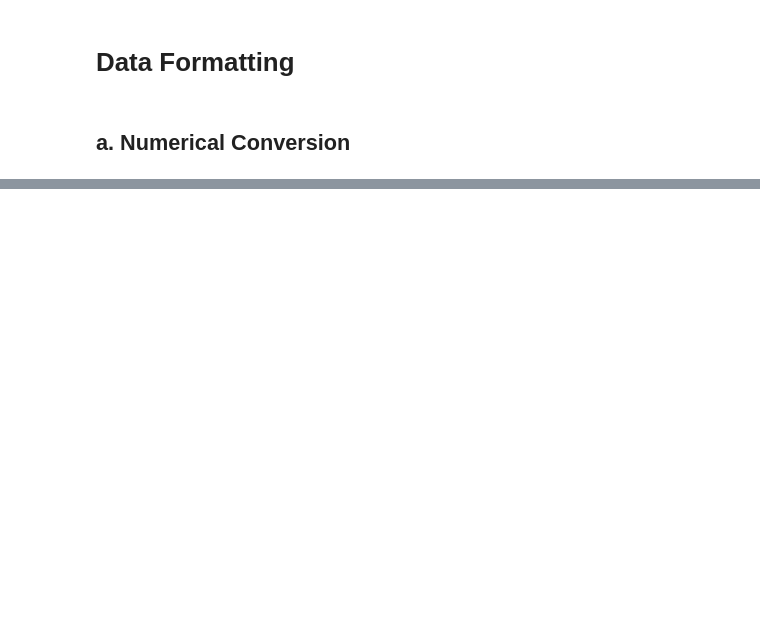
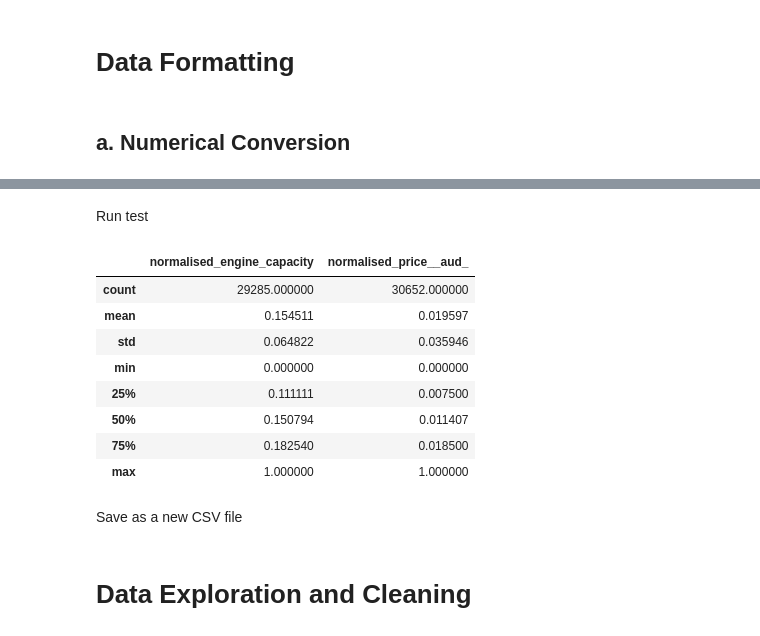
Before and after one commit to gvosper25/GeorgiaVosper_3009ICT, a Jupyter notebook: GeorgiaVosper_3009ICT.ipynb, the cells around one changed output, grey strips where cells are left out. Cells and saved outputs as stored; diff of their text form; code cells hidden in the pictures; blank space fills up the shorter version.

```diff
--- a/GeorgiaVosper_3009ICT.ipynb
+++ b/GeorgiaVosper_3009ICT.ipynb
@@ -29,0 +80,27 @@ sellers_data = pd.read_csv ('/content/drive/MyDrive/3009ICT-Assignment/seller_da
+# %%
+columns_to_scale = ['engine_capacity','num_of_doors','seating_capacity','fuel_consumption','price (AUD)']
+
+scaler = MinMaxScaler()
+
+import re
+
+for col in columns_to_scale:
+  clean_name = re.sub(r'[^a-zA-Z0-9]','_',col).lower()
+  new_col = f'normalised_{clean_name}'
+  car_data[new_col] = scaler.fit_transform(car_data[[col]])
+# %% [markdown]
+Run test
+# %%
+car_data[['normalised_engine_capacity','normalised_price__aud_']].describe()
+# %% [output]
+|  | normalised_engine_capacity | normalised_price__aud_ |
+| count | 29285.000000 | 30652.000000 |
+| mean | 0.154511 | 0.019597 |
+| std | 0.064822 | 0.035946 |
+| min | 0.000000 | 0.000000 |
+| 25% | 0.111111 | 0.007500 |
+| 50% | 0.150794 | 0.011407 |
+| 75% | 0.182540 | 0.018500 |
+| max | 1.000000 | 1.000000 |
+# %% [markdown]
+Save as a new CSV file
@@ -29,0 +109,2 @@ sellers_data = pd.read_csv ('/content/drive/MyDrive/3009ICT-Assignment/seller_da
+# %% [markdown]
+# Data Exploration and Cleaning
```
Also changed, not shown: parts of 14 cells of this notebook.
